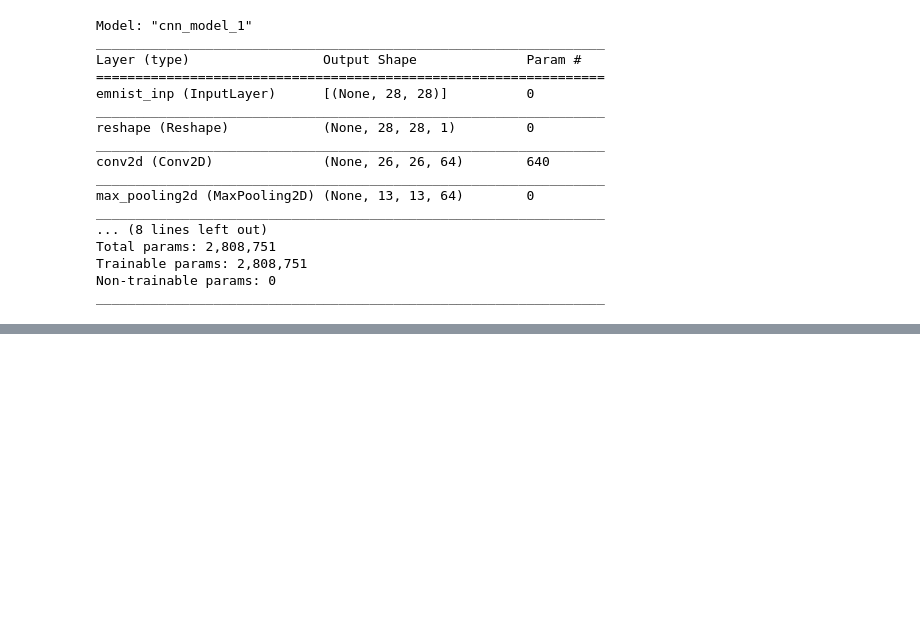
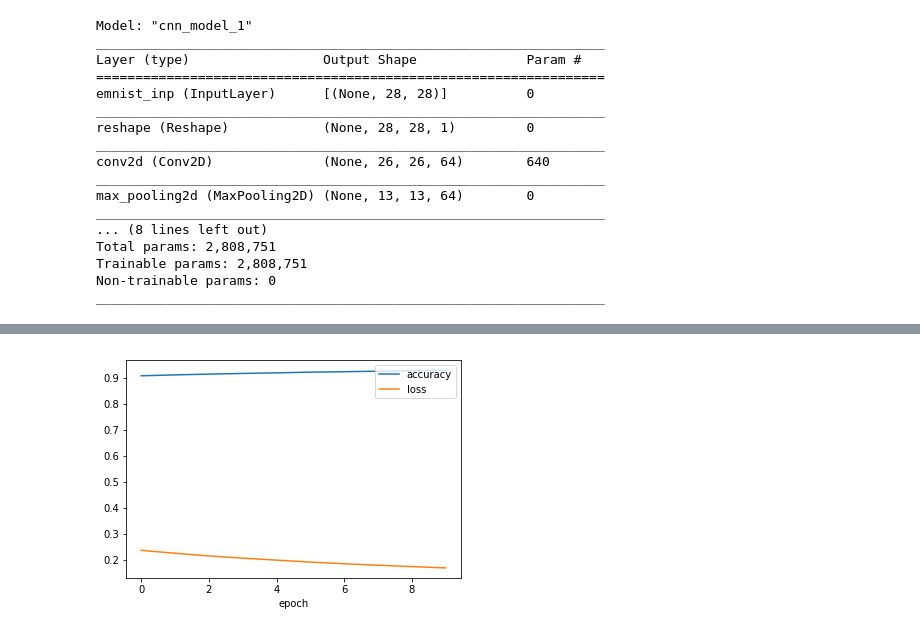
Before and after one commit to PacktPublishing/Hands-On-Deep-Learning-for-Mobile, a Jupyter notebook: Chapter5/mobile_cnn_model.ipynb, the cells around one changed output, grey strips where cells are left out. Cells and saved outputs as stored; diff of their text form; code cells hidden in the pictures; blank space fills up the shorter version.

Commit message:
simple trained cnn

```diff
--- a/Chapter5/mobile_cnn_model.ipynb
+++ b/Chapter5/mobile_cnn_model.ipynb
@@ -88,5 +90,5 @@ cnn.compile(optimizer=tf.keras.optimizers.Adam(0.001),
               loss='categorical_crossentropy',
               metrics=['accuracy'])
 # %%
-history = cnn.fit(norm_train_features, one_hot_train_labels, epochs=5, batch_size=128)
+history = cnn.fit(norm_train_features, one_hot_train_labels, epochs=10, batch_size=128)
 # %% [output]
@@ -104,0 +121,9 @@ cnn.evaluate(norm_test_features, one_hot_test_labels, 47)
+# %%
+# Visualize the training
+plt.plot(history.history['accuracy'])
+plt.plot(history.history['loss'])
+plt.legend(['accuracy', 'loss'], loc='upper right')
+plt.xlabel('epoch')
+plt.show()
+# %% [output]
+[figure, added]
```
Also changed, not shown: parts of 3 cells of this notebook.
